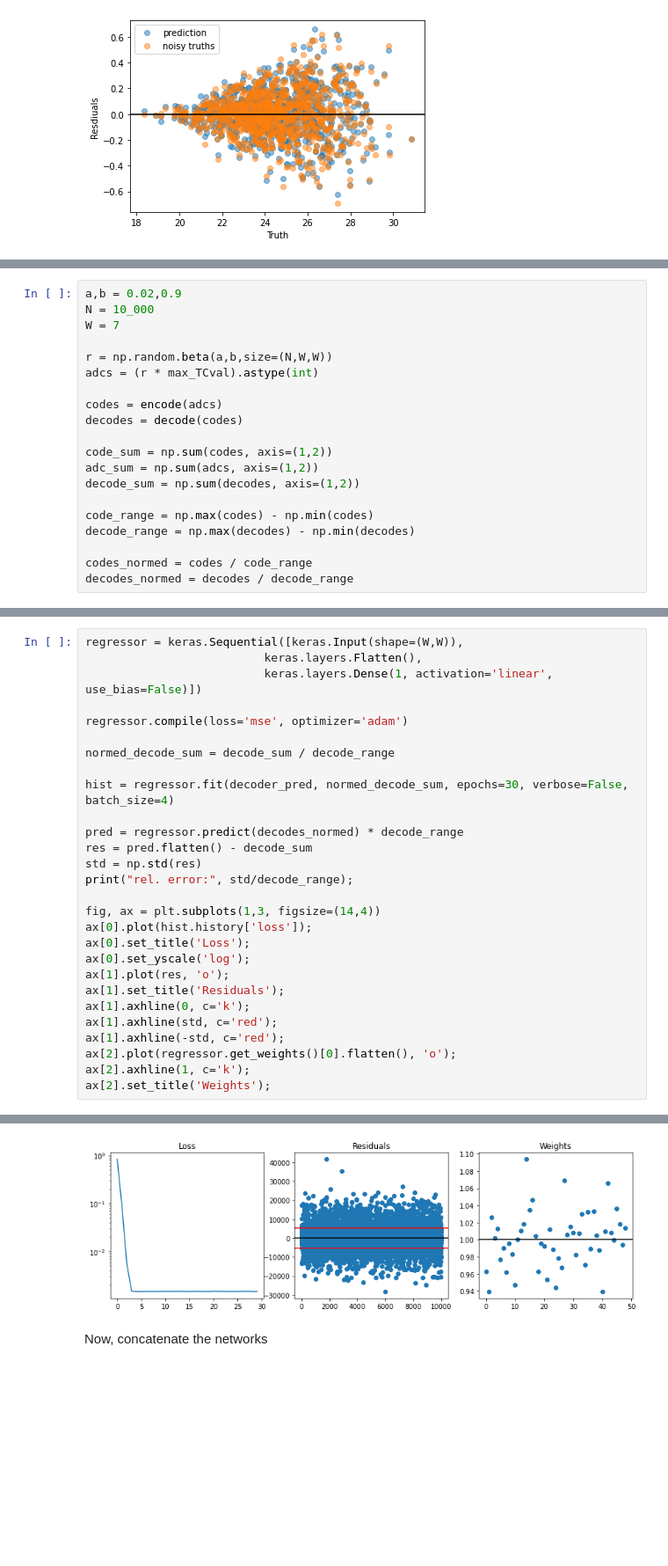
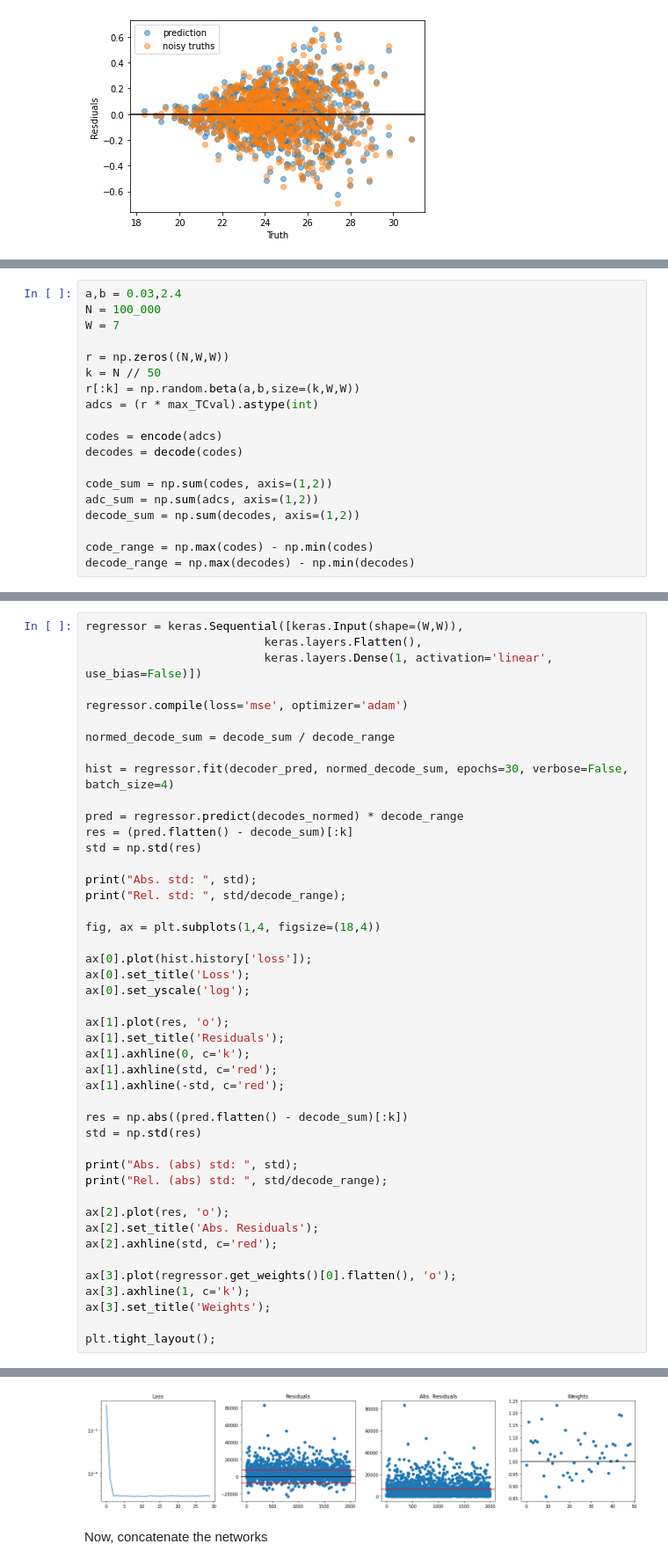
Before and after one commit to dpwinter/random_stuff, a Jupyter notebook: regressing_noisy_data.ipynb, the cells around one changed output, grey strips where cells are left out. Shown at 88% size. Cells and saved outputs as stored; diff of their text form; blank space fills up the shorter version.

```diff
--- a/regressing_noisy_data.ipynb
+++ b/regressing_noisy_data.ipynb
@@ -264,9 +261,11 @@ We see the map is invertible, i.e. bijective. Thus, in principle we should be ab
 # %%
-a,b = 0.02,0.9
-N = 10_000
+a,b = 0.03,2.4
+N = 100_000
 W = 7
 
-r = np.random.beta(a,b,size=(N,W,W))
+r = np.zeros((N,W,W))
+k = N // 50
+r[:k] = np.random.beta(a,b,size=(k,W,W))
 adcs = (r * max_TCval).astype(int)
 
 codes = encode(adcs)
@@ -278,9 +277,6 @@ decode_sum = np.sum(decodes, axis=(1,2))
 
 code_range = np.max(codes) - np.min(codes)
 decode_range = np.max(decodes) - np.min(decodes)
-
-codes_normed = codes / code_range
-decodes_normed = decodes / decode_range
 # %%
 fig, ax = plt.subplots(1,3, figsize=(18,4))
 
@@ -367,20 +409,37 @@ normed_decode_sum = decode_sum / decode_range
 hist = regressor.fit(decoder_pred, normed_decode_sum, epochs=30, verbose=False, batch_size=4)
 
 pred = regressor.predict(decodes_normed) * decode_range
-res = pred.flatten() - decode_sum
+res = (pred.flatten() - decode_sum)[:k]
 std = np.std(res)
-print("rel. error:", std/decode_range);
 
-fig, ax = plt.subplots(1,3, figsize=(14,4))
+print("Abs. std: ", std);
+print("Rel. std: ", std/decode_range);
+
+fig, ax = plt.subplots(1,4, figsize=(18,4))
+
 ax[0].plot(hist.history['loss']);
 ax[0].set_title('Loss');
 ax[0].set_yscale('log');
+
 ax[1].plot(res, 'o');
 ax[1].set_title('Residuals');
 ax[1].axhline(0, c='k');
 ax[1].axhline(std, c='red');
 ax[1].axhline(-std, c='red');
-ax[2].plot(regressor.get_weights()[0].flatten(), 'o');
-ax[2].axhline(1, c='k');
-ax[2].set_title('Weights');
+
+res = np.abs((pred.flatten() - decode_sum)[:k])
+std = np.std(res)
+
+print("Abs. (abs) std: ", std);
+print("Rel. (abs) std: ", std/decode_range);
+
+ax[2].plot(res, 'o');
+ax[2].set_title('Abs. Residuals');
+ax[2].axhline(std, c='red');
+
+ax[3].plot(regressor.get_weights()[0].flatten(), 'o');
+ax[3].axhline(1, c='k');
+ax[3].set_title('Weights');
+
+plt.tight_layout();
 # %% [output]
@@ -389,4 +451,4 @@ rel. error: 0.02451190358253845
-[figure, old version]
+[figure, new version]
 # %% [markdown]
 Now, concatenate the networks
 # %%
```
Also changed, not shown: parts of 35 cells of this notebook.
